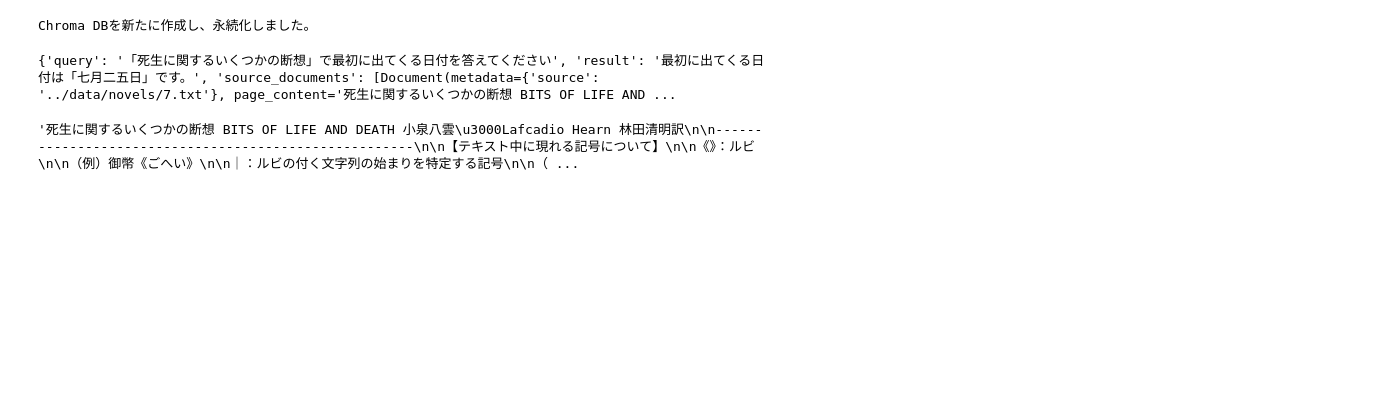
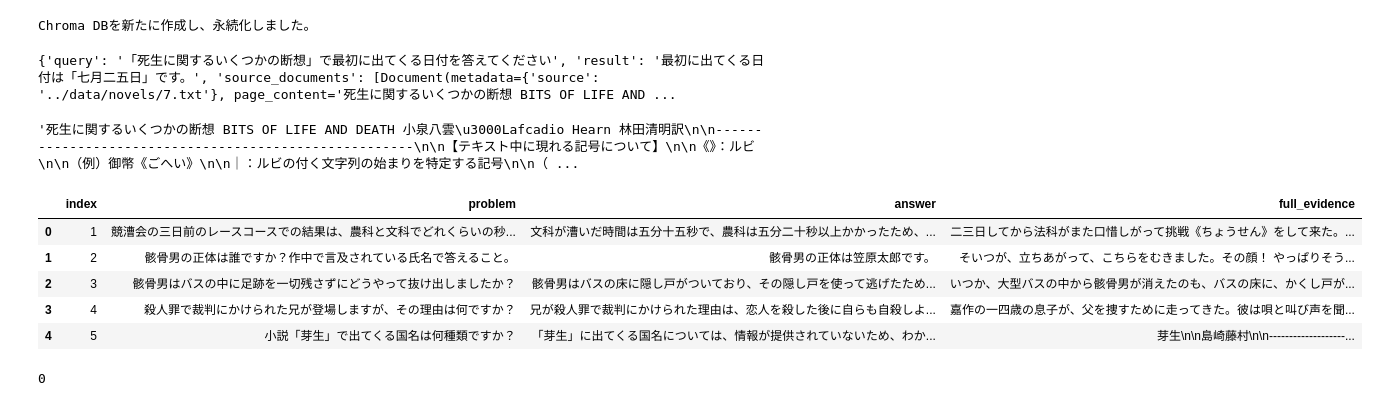
Before and after one commit to Daku-on/signate_rag_2024, a Jupyter notebook: src/00_toy_rag.ipynb, the cells around one changed output. Drawn from its saved outputs; the diff is of its cells as text; code cells hidden in the pictures; blank space fills up the shorter version.

```diff
--- a/src/00_toy_rag.ipynb
+++ b/src/00_toy_rag.ipynb
@@ -114,12 +117,19 @@ for _, row in query_df.iterrows():
     answer, evidence = get_answer_and_evidence(problem)
     answers.append(answer)
     evidences.append(evidence)
-
-# DataFrameに回答と証拠を追加
-query_df['answer'] = answers
-query_df['evidence'] = evidences
-# %%
-query_df["index"] = query_df.index
+# %%
+# DataFrameに回答と証拠を追加
+query_df['answer'] = answers
+query_df['full_evidence'] = evidences
+# %%
+query_df.head()
+# %% [output]
+|  | index | problem | answer | full_evidence |
+| 0 | 1 | 競漕会の三日前のレースコースでの結果は、農科と文科でどれくらいの秒... | 文科が漕いだ時間は五分十五秒で、農科は五分二十秒以上かかったため、... | 二三日してから法科がまた口惜しがって挑戦《ちょうせん》をして来た。... |
+| 1 | 2 | 骸骨男の正体は誰ですか？作中で言及されている氏名で答えること。 | 骸骨男の正体は笠原太郎です。 | そいつが、立ちあがって、こちらをむきました。その顔！ やっぱりそう... |
+| 2 | 3 | 骸骨男はバスの中に足跡を一切残さずにどうやって抜け出しましたか？ | 骸骨男はバスの床に隠し戸がついており、その隠し戸を使って逃げたため... | いつか、大型バスの中から骸骨男が消えたのも、バスの床に、かくし戸が... |
+| 3 | 4 | 殺人罪で裁判にかけられた兄が登場しますが、その理由は何ですか？ | 兄が殺人罪で裁判にかけられた理由は、恋人を殺した後に自らも自殺しよ... | 嘉作の一四歳の息子が、父を捜すために走ってきた。彼は唄と叫び声を聞... |
+| 4 | 5 | 小説「芽生」で出てくる国名は何種類ですか？ | 「芽生」に出てくる国名については、情報が提供されていないため、わか... | 芽生\n\n島崎藤村\n\n-------------------... |
 # %%
 # 結果をCSVファイルとして保存
 query_df.to_csv("../result/output_with_answers_and_evidence_20240912.csv", index=False)
@@ -125,0 +161,4 @@ query_df.to_csv("../result/output_with_answers_and_evidence_20240912.csv", index
+# %%
+query_df['evidence'].isna().sum()
+# %% [output]
+0
```
Also changed, not shown: parts of 10 cells of this notebook.
